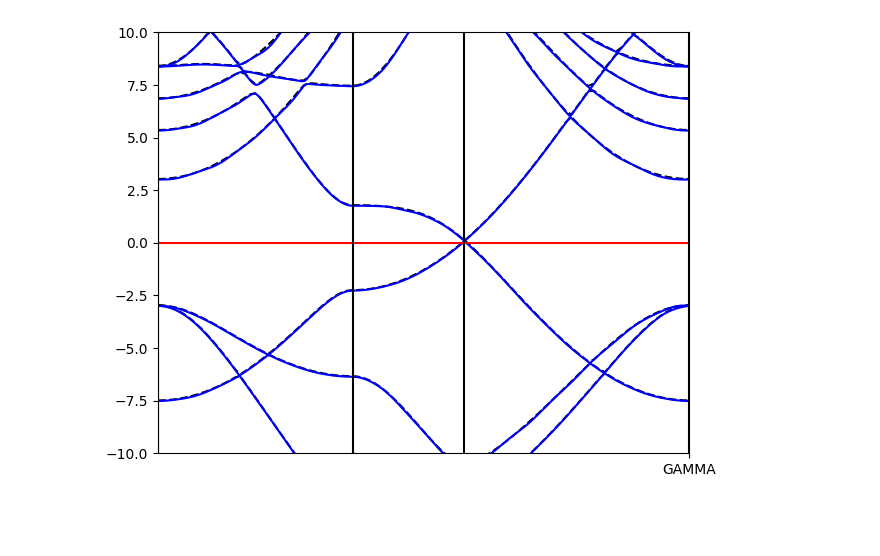
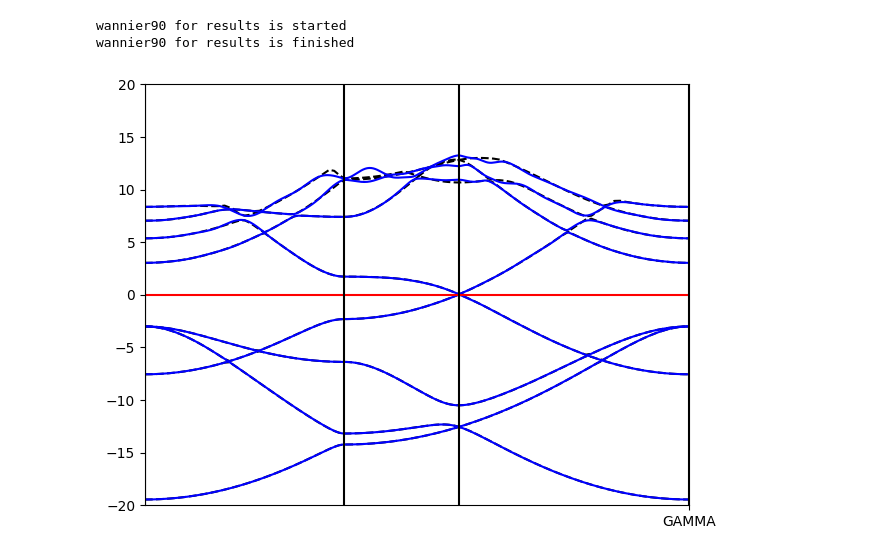
Before and after one commit to sinansevim/qepy, a Jupyter notebook: Tutorials/10-C-Wannier.ipynb, the cells around one changed output. Drawn from its saved outputs; the diff is of its cells as text; code cells hidden in the pictures; blank space fills up the shorter version.

Commit message:
wannier stack fixed

```diff
--- a/Tutorials/10-C-Wannier.ipynb
+++ b/Tutorials/10-C-Wannier.ipynb
@@ -43,6 +66,7 @@ model.calculate('nscf')
 # %%
 model.calculate('wannier90')
+model.plot(calculation='wannier90',ylim=[-20,20])
+# %% [output]
+wannier90 for results is started
+wannier90 for results is finished
+[figure, added]
-# %%
-model.plot(calculation='wannier90',ylim=[-10,10])
-# %% [output]
-[figure, removed]
```
Also changed, not shown: parts of 11 cells of this notebook, 1 other file.
